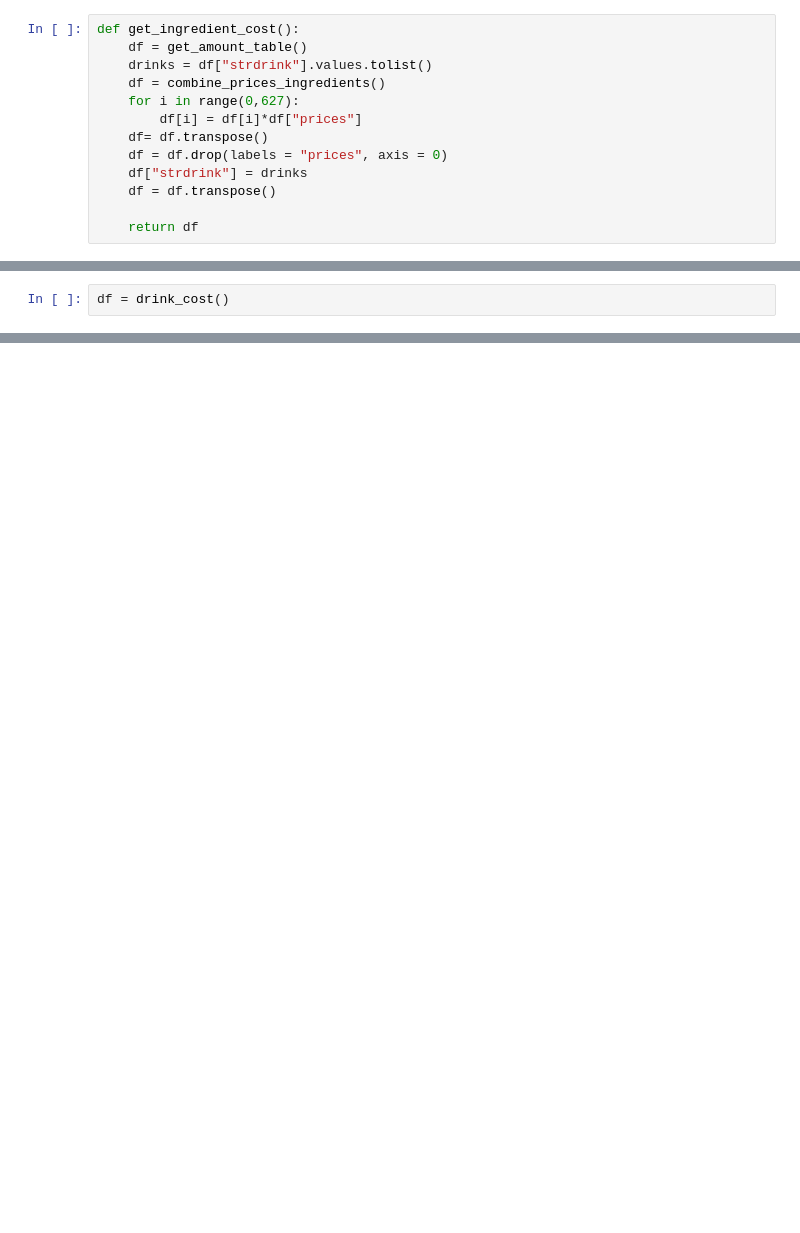
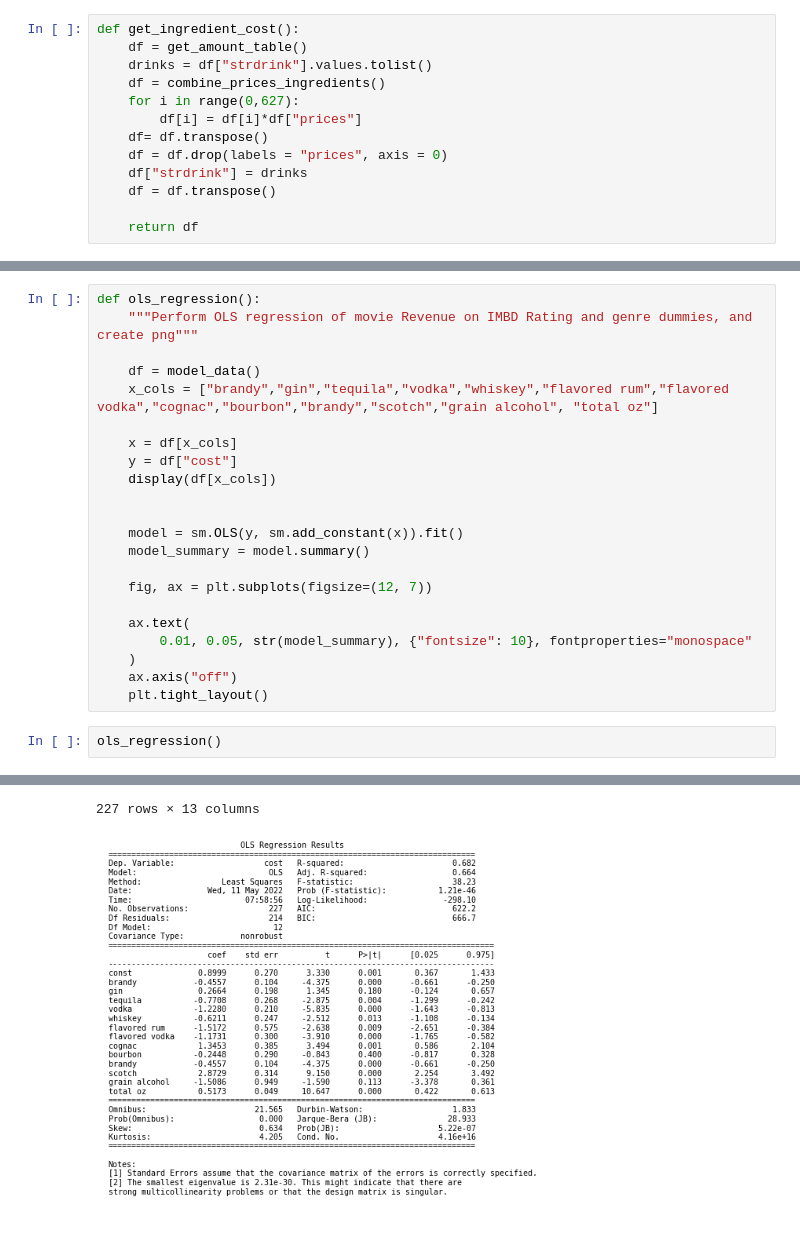
Before and after one commit to ElliottMetzler/the-manhattan-project, a Jupyter notebook: code/drink_costs.ipynb, the cells around one changed output, grey strips where cells are left out. Drawn from its saved outputs; the diff is of its cells as text; blank space fills up the shorter version.

Commit message:
regression

```diff
--- a/code/drink_costs.ipynb
+++ b/code/drink_costs.ipynb
@@ -143,2 +150,0 @@ def drink_cost():
-# %%
-df = drink_cost()
@@ -154,0 +193,25 @@ NameError: name 'df' is not defined
+# %%
+def ols_regression():
+    """Perform OLS regression of movie Revenue on IMBD Rating and genre dummies, and create png"""
+
+    df = model_data()
+    x_cols = ["brandy","gin","tequila","vodka","whiskey","flavored rum","flavored vodka","cognac","bourbon","brandy","scotch","grain alcohol", "total oz"]
+
+    x = df[x_cols]
+    y = df["cost"]
+    display(df[x_cols])
+
+
+    model = sm.OLS(y, sm.add_constant(x)).fit()
+    model_summary = model.summary()
+
+    fig, ax = plt.subplots(figsize=(12, 7))
+
+    ax.text(
+        0.01, 0.05, str(model_summary), {"fontsize": 10}, fontproperties="monospace"
+    )
+    ax.axis("off")
+    plt.tight_layout()
+# %%
+ols_regression()
+# %% [output]
@@ -154,0 +231,2 @@ NameError: name 'df' is not defined
+227 rows × 13 columns
+[figure, added]
```
Also changed, not shown: parts of 18 cells of this notebook.
